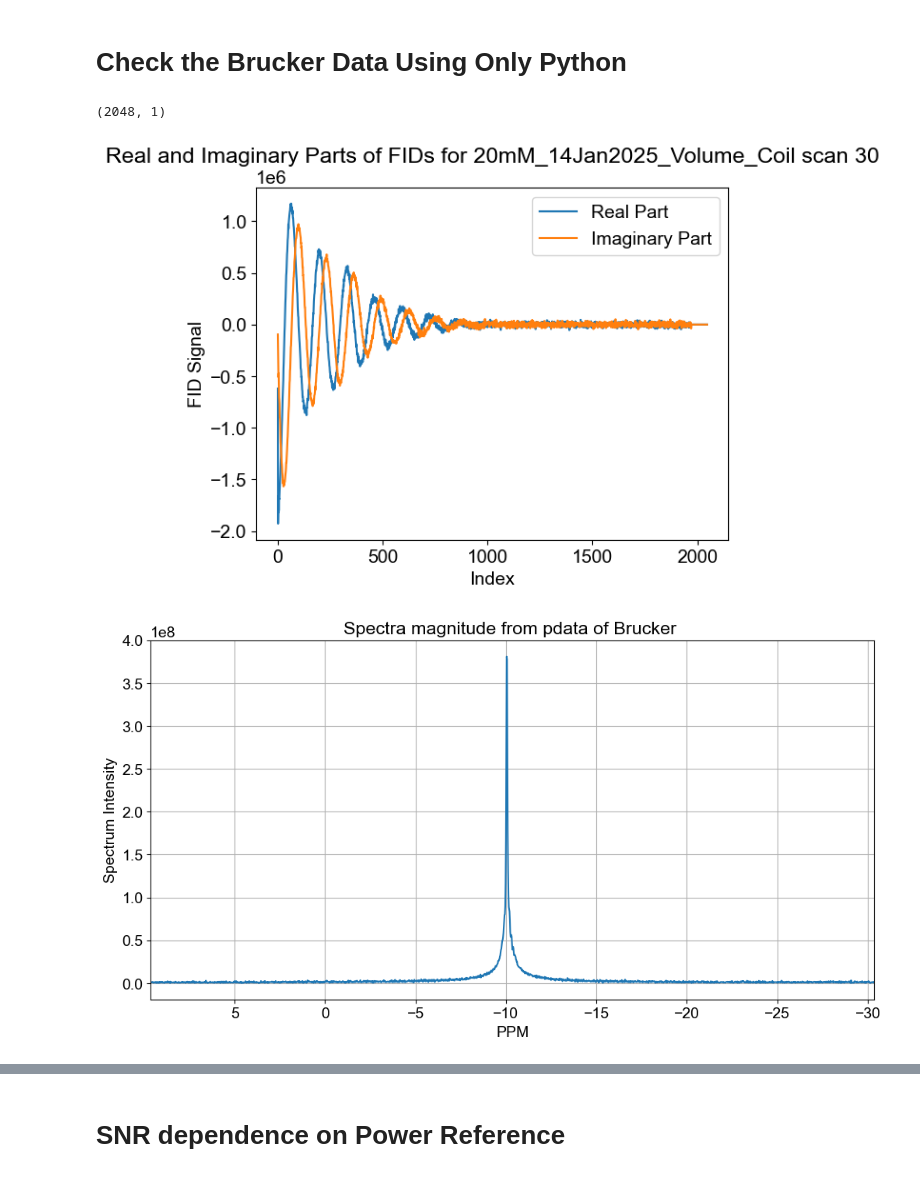
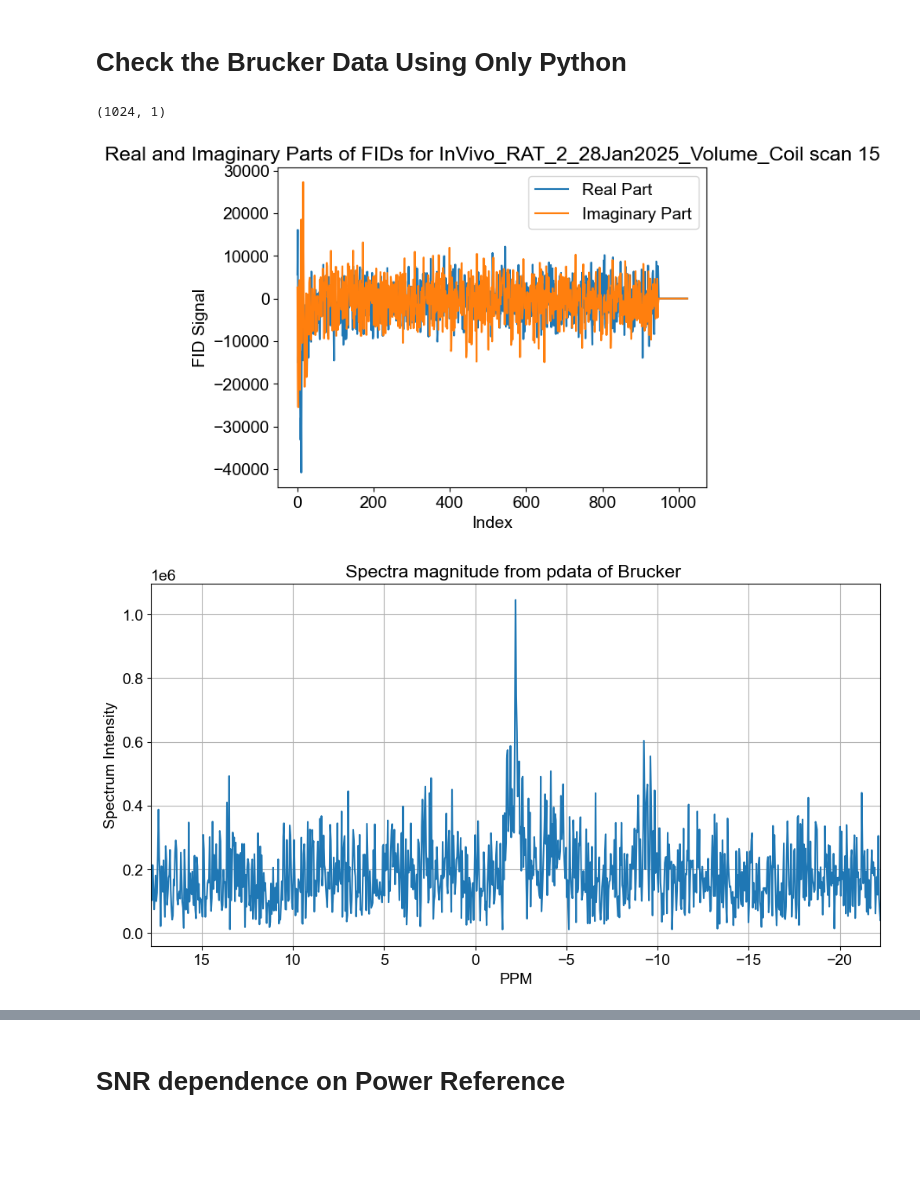
Before and after one commit to gasatiani/31P_MRS, a Jupyter notebook: 31P_MRS.ipynb, the cells around one changed output, grey strips where cells are left out. Saved outputs shown, nothing was run; the diff lists cells and outputs as text; code cells hidden in the pictures; blank space fills up the shorter version.

```diff
--- a/31P_MRS.ipynb
+++ b/31P_MRS.ipynb
@@ -872,34 +872,29 @@ The power ref for scan N 37 is 1.0
 # %% [markdown]
 # Check the Brucker Data Using Only Python
 # %%
-scan_number=30
+scan_number=15
 fids, spects, ppm_axis, header = read_NSPECT(study_directory,scan_number)
 print(np.shape(fids))
 # Line plot for real and imaginary parts of fids
 plt.figure()
 sns.lineplot(x=np.arange(int(header['PVM_SpecMatrix'])), y=np.real(fids[:, :]).flatten(), label="Real Part")
 sns.lineplot(x=np.arange(int(header['PVM_SpecMatrix'])), y=np.imag(fids[:, :]).flatten(), label="Imaginary Part")
 plt.xlabel("Index")
 plt.ylabel("FID Signal")
 plt.title(f'Real and Imaginary Parts of FIDs for {experiment_ID} scan {scan_number}')
 plt.legend()
 plt.show()
 
 
 plt.figure(figsize=(12, 6))
 sns.lineplot(x=ppm_axis, y=np.abs(spects[:, :]).flatten())
-# plt.axvline(x=0-2.22194147, color='yellow', linestyle='--', label='PCr (theoretical)')
-# plt.axvline(x=-7.56-2.22194147, color='red', linestyle='--', label='a-ATP (theoretical)')
-# plt.axvline(x=-16.18-2.22194147, color='green', linestyle='--', label='b-ATP (theoretical)')
-# plt.axvline(x=-2.53-2.22194147, color='purple', linestyle='--', label='y-ATP (theoretical)')
 plt.xlabel("PPM")
 plt.xlim(20+header['PVM_FrqWorkOffsetPpm'][0],-20+header['PVM_FrqWorkOffsetPpm'][0])
 plt.ylabel("Spectrum Intensity")
 plt.title(f'Spectra magnitude from pdata of Brucker ')
-# plt.legend(loc='upper left')
 plt.grid()
 plt.show()
 # %% [output]
-(2048, 1)
+(1024, 1)
-[figure, old version]
+[figure, new version]
-[figure, old version]
+[figure, new version]
```
Also changed, not shown: parts of 4 cells of this notebook.
